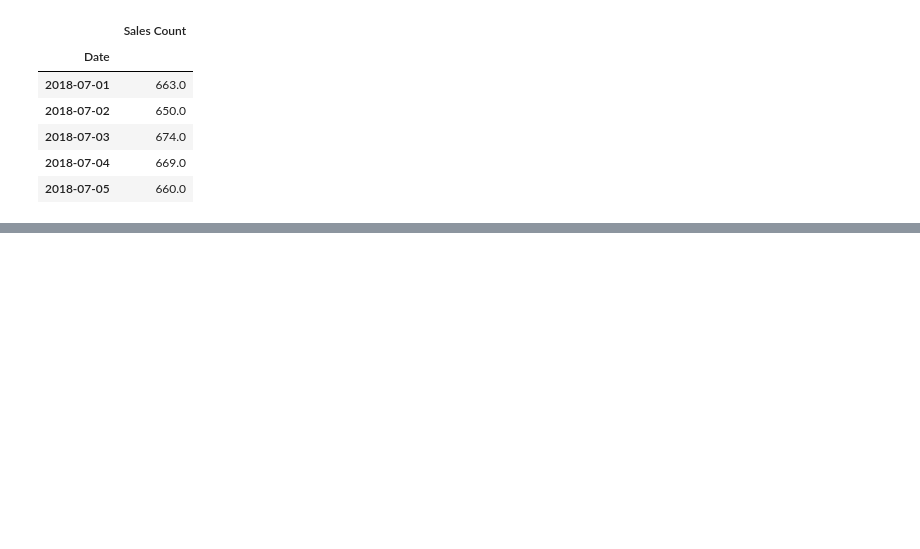
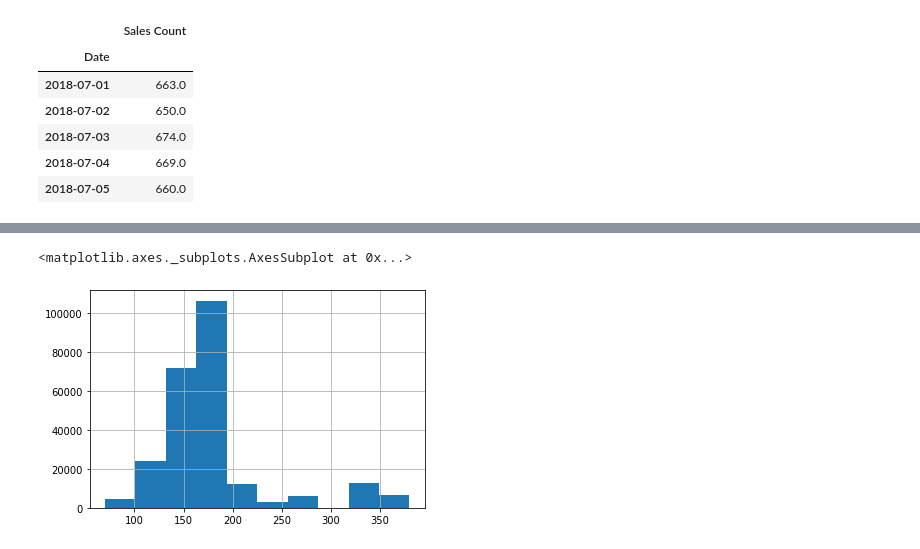
Before and after one commit to Johnson-a-hash/quantium-virtual-program, a Jupyter notebook: Quantium Virtual Internship.ipynb, the cells around one changed output, grey strips where cells are left out. Drawn from its saved outputs; the diff is of its cells as text; code cells hidden in the pictures; blank space fills up the shorter version.

```diff
--- a/Quantium Virtual Internship.ipynb
+++ b/Quantium Virtual Internship.ipynb
@@ -160,8 +166,9 @@ Name: PROD_NAME, dtype: object
 # %%
 # Extract weights out of 'PROD_NAME'
 
-transactionData['prod_weight'] = transactionData['PROD_NAME'].str.extract("(\d+)")
-transactionData['prod_weight'].head()
+transactionData['pack_size'] = transactionData['PROD_NAME'].str.extract("(\d+)")
+transactionData['pack_size'] = pd.to_numeric(transactionData['pack_size'])
+transactionData['pack_size'].head()
 # %% [output]
 0    175
 1    175
@@ -372,0 +510,5 @@ c.head()
+# %%
+transactionData['pack_size'].hist()
+# %% [output]
+<matplotlib.axes._subplots.AxesSubplot at 0x...>
+[figure, added]
```
Also changed, not shown: parts of 18 cells of this notebook.
